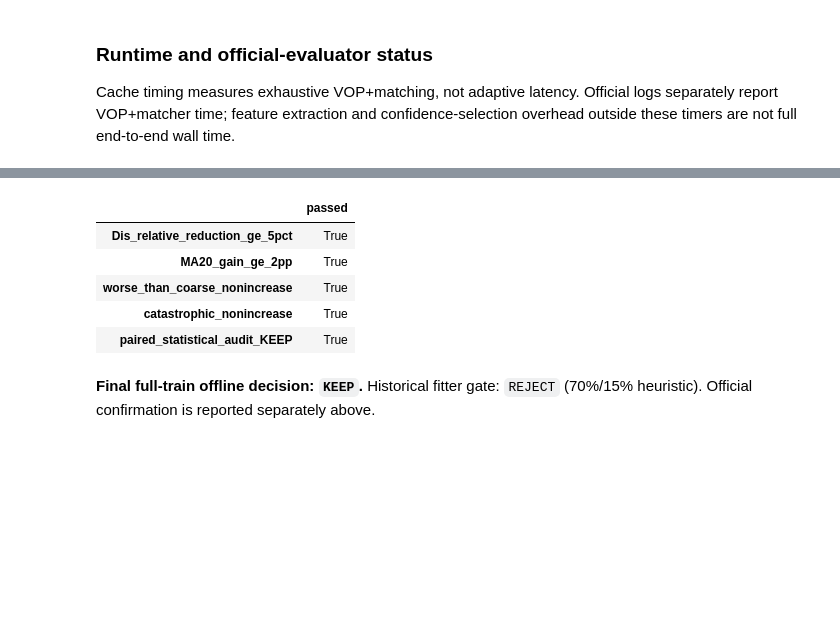
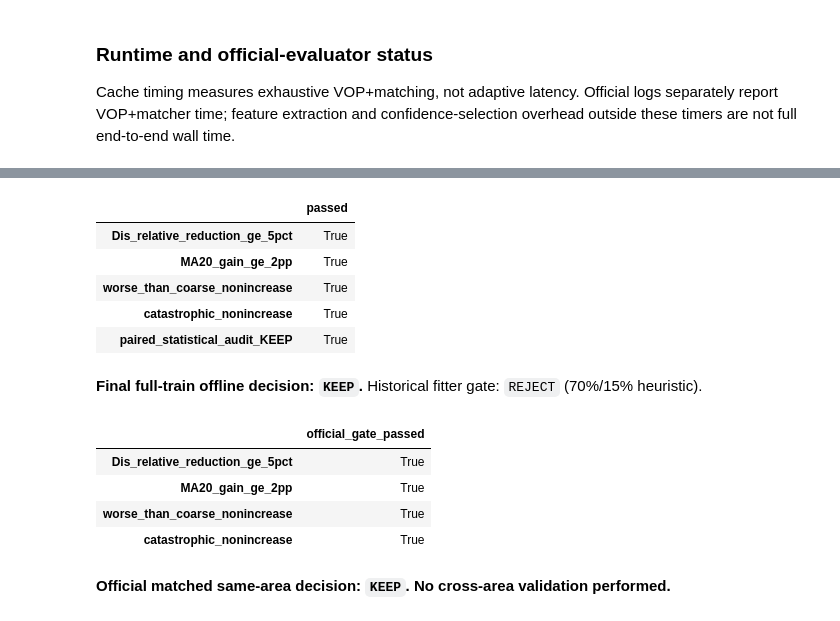
Before and after one commit to BUAA-Lcy/STL-UAV, a Jupyter notebook: Game4Loc/notebooks/gta_pose_likelihood_results.ipynb, the cells around one changed output, grey strips where cells are left out. Cells and saved outputs as stored; diff of their text form; code cells hidden in the pictures; blank space fills up the shorter version.

```diff
--- a/Game4Loc/notebooks/gta_pose_likelihood_results.ipynb
+++ b/Game4Loc/notebooks/gta_pose_likelihood_results.ipynb
@@ -331,14 +370,23 @@ Preserve both the initial heuristic rejection and the later evidence; do not ove
 # %%
 legacy = final_audit['strategies']['legacy_top1_vop']; adaptive = final_audit['strategies']['adaptive_calibrated']
 full_checks = {'Dis_relative_reduction_ge_5pct': (legacy['Dis@1_m'] - adaptive['Dis@1_m']) / legacy['Dis@1_m'] >= .05, 'MA20_gain_ge_2pp': adaptive['MA@20_pct'] - legacy['MA@20_pct'] >= 2, 'worse_than_coarse_nonincrease': adaptive['worse_than_coarse_pct'] <= legacy['worse_than_coarse_pct'], 'catastrophic_nonincrease': adaptive['catastrophic_50m_pct'] <= legacy['catastrophic_50m_pct'], 'paired_statistical_audit_KEEP': final_audit['decision'] == 'KEEP'}
 display(pd.Series(full_checks, name='passed').to_frame())
 offline_decision = 'KEEP' if all(full_checks.values()) else 'REJECT'
-display(Markdown(f"**Final full-train offline decision: `{offline_decision}`.** Historical fitter gate: `{final_summary['decision']}` (70%/15% heuristic). Official confirmation is reported separately above."))
+display(Markdown(f"**Final full-train offline decision: `{offline_decision}`.** Historical fitter gate: `{final_summary['decision']}` (70%/15% heuristic)."))
+display(pd.Series(official_summary['full_samearea_gates'], name='official_gate_passed').to_frame())
+assert official_summary['decision'] == ('KEEP' if all(official_summary['full_samearea_gates'].values()) else 'REJECT')
+display(Markdown(f"**Official matched same-area decision: `{official_summary['decision']}`. No cross-area validation performed.**"))
 # %% [output]
 |  | passed |
 | Dis_relative_reduction_ge_5pct | True |
 | MA20_gain_ge_2pp | True |
 | worse_than_coarse_nonincrease | True |
 | catastrophic_nonincrease | True |
 | paired_statistical_audit_KEEP | True |
-**Final full-train offline decision: `KEEP`.** Historical fitter gate: `REJECT` (70%/15% heuristic). Official confirmation is reported separately above.
+**Final full-train offline decision: `KEEP`.** Historical fitter gate: `REJECT` (70%/15% heuristic).
+|  | official_gate_passed |
+| Dis_relative_reduction_ge_5pct | True |
+| MA20_gain_ge_2pp | True |
+| worse_than_coarse_nonincrease | True |
+| catastrophic_nonincrease | True |
+**Official matched same-area decision: `KEEP`. No cross-area validation performed.**
```
Also changed, not shown: parts of 4 cells of this notebook, 4 other files.
